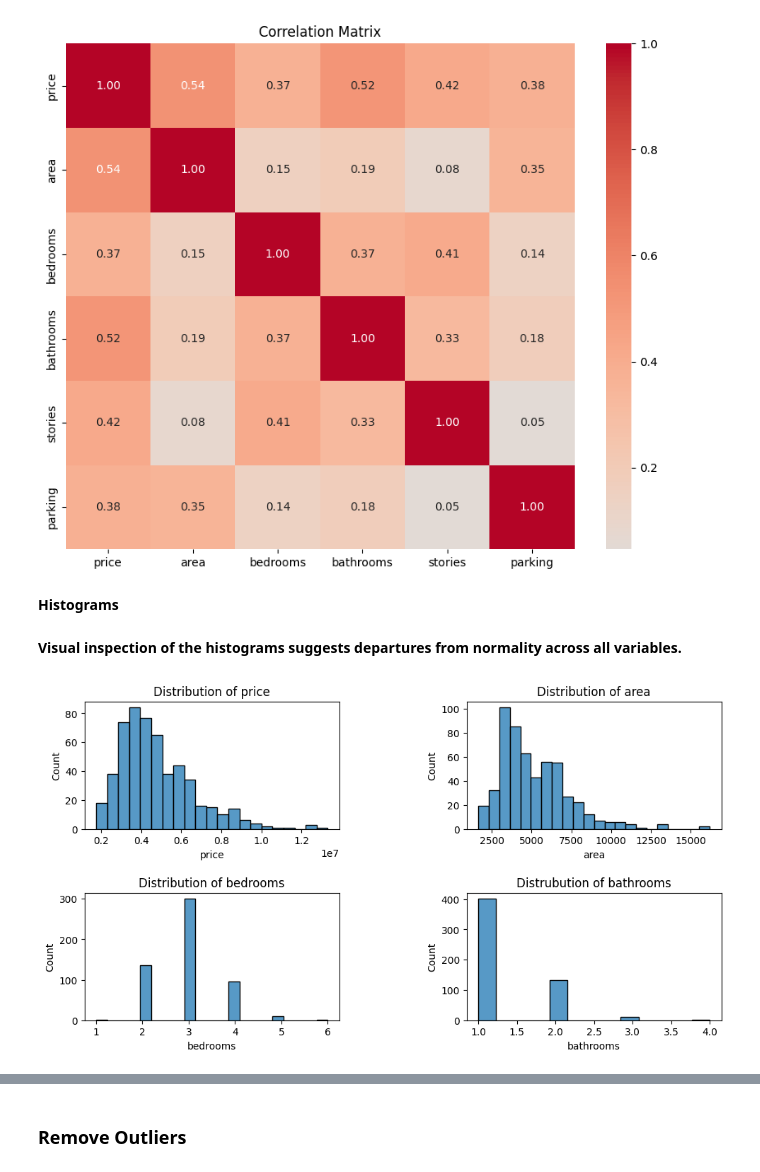
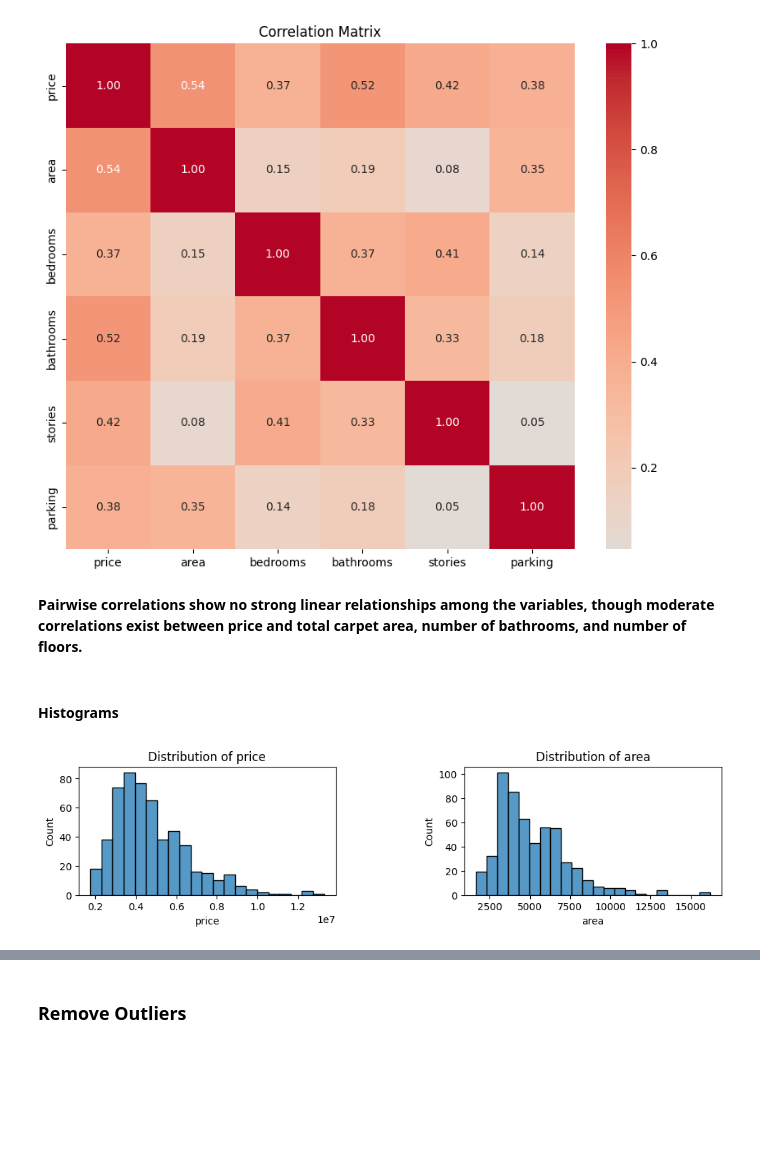
Before and after one commit to syarney3/data_science_projects, a Jupyter notebook: housing_price_prediction/train_models.ipynb, the cells around one changed output, grey strips where cells are left out. Cells and saved outputs as stored; diff of their text form; code cells hidden in the pictures; blank space fills up the shorter version.

```diff
--- a/housing_price_prediction/train_models.ipynb
+++ b/housing_price_prediction/train_models.ipynb
@@ -61,30 +116,25 @@ plt.title("Correlation Matrix")
 plt.show()
 # %% [output]
 [figure]
+# %% [markdown]
+<b> Pairwise correlations show no strong linear relationships among the variables, though moderate correlations exist between price and total carpet area, number of bathrooms, and number of floors. </b>
 # %% [markdown]
-<b> Histograms </b>
+#### Histograms
-# %% [markdown]
-<b> Visual inspection of the histograms suggests departures from normality across all variables. </b>
 # %%
 plt.figure(figsize=(10, 5))
 plt.subplot(2,2,1)
 sns.histplot(df['price']).set(title='Distribution of price')
 
 plt.subplot(2,2,2)
 sns.histplot(df['area']).set(title='Distribution of area')
 
-plt.subplot(2,2,3)
-sns.histplot(df['bedrooms']).set(title='Distribution of bedrooms')
-
-plt.subplot(2,2,4)
-sns.histplot(df['bathrooms']).set(title='Distrubution of bathrooms')
 
 plt.subplots_adjust(left=0,
                     bottom=0,
                     right=0.9,
                     top=0.9,
                     wspace=0.5,
                     hspace=0.5)
 plt.show()
 # %% [output]
-[figure, old version]
+[figure, new version]
```
Also changed, not shown: parts of 22 cells of this notebook.
